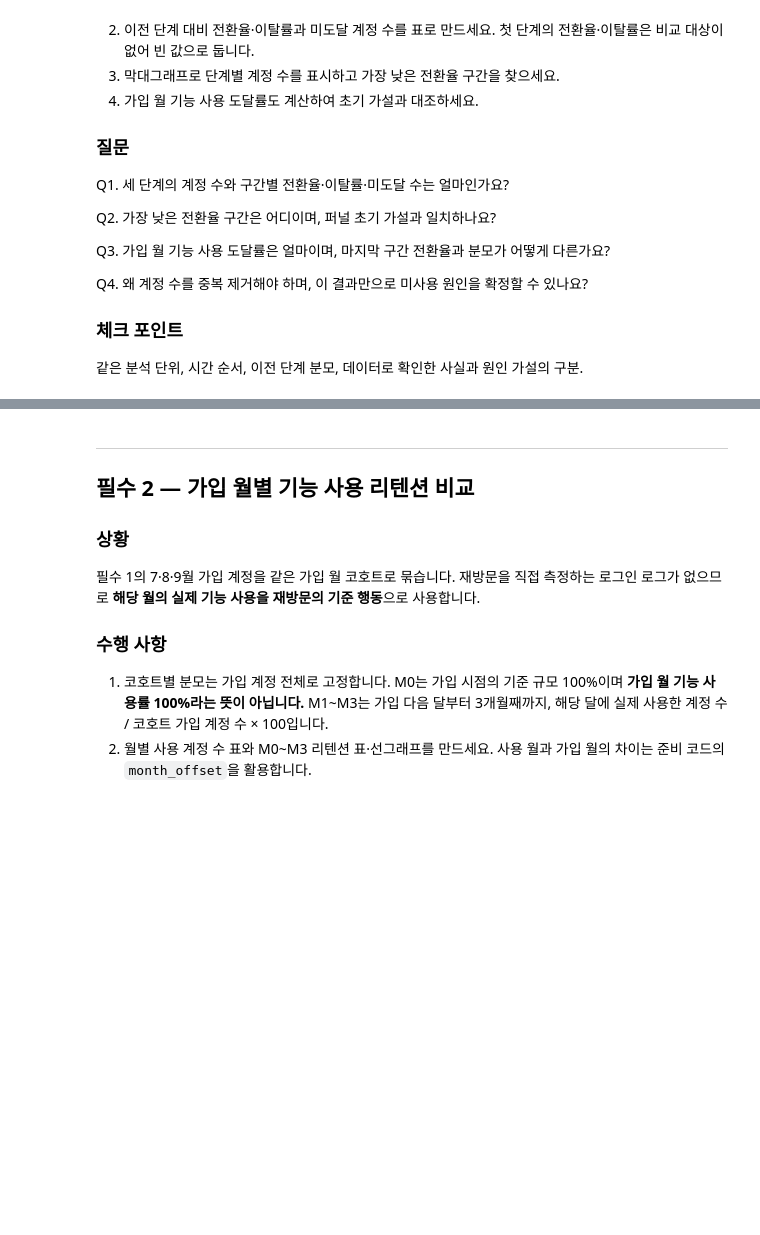
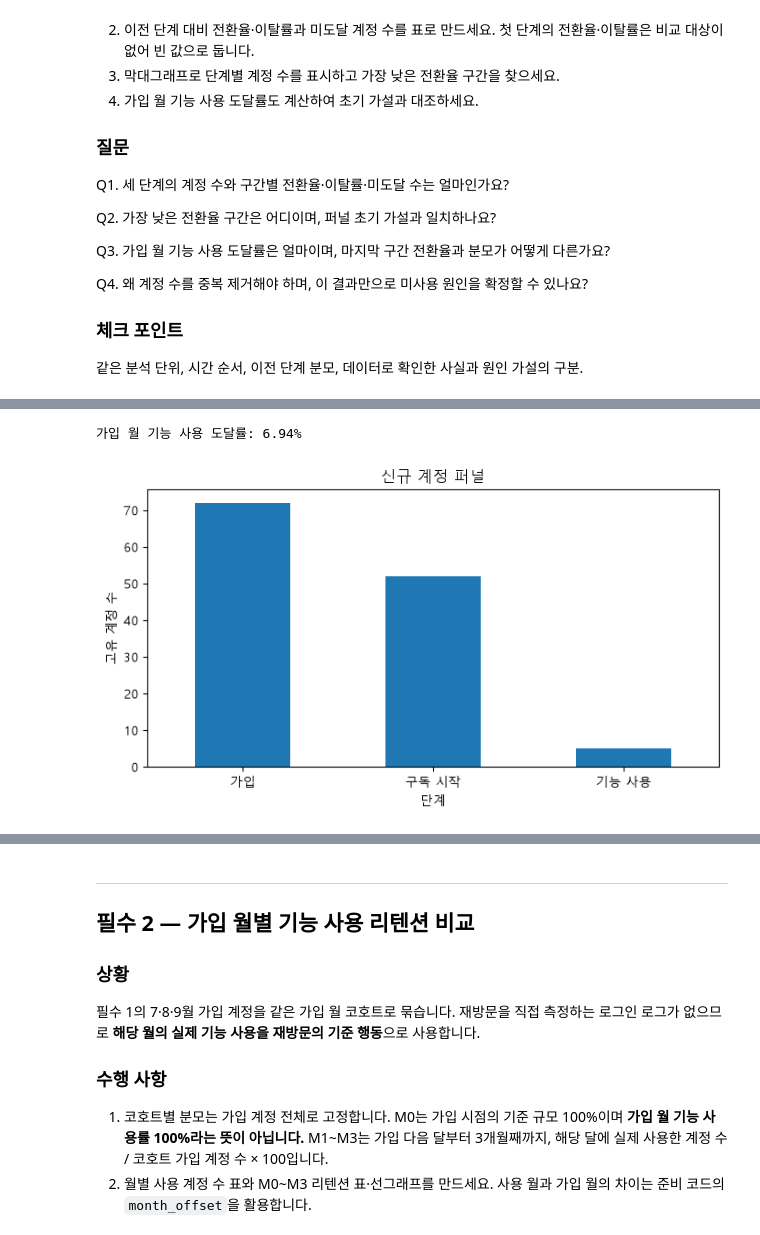
Before and after one commit to usm9514-wq/Machine-Learning-and-others, a Jupyter notebook: Product_Analysis/3장v3/3장2강 퍼널 리텐션 개선 시나리오 실습문제.ipynb, the cells around one changed output, grey strips where cells are left out. Saved outputs shown, nothing was run; the diff lists cells and outputs as text; code cells hidden in the pictures; blank space fills up the shorter version.

```diff
--- a/Product_Analysis/3장v3/3장2강 퍼널 리텐션 개선 시나리오 실습문제.ipynb
+++ b/Product_Analysis/3장v3/3장2강 퍼널 리텐션 개선 시나리오 실습문제.ipynb
@@ -49,7 +49,7 @@ from pathlib import Path
 import pandas as pd
 import matplotlib.pyplot as plt
 
-DATA_DIR = Path(".")
+DATA_DIR = Path(r"C:\Machine_Learning_worksheet\Product_Analysis\데이터\1,2,4장")
 folders = [DATA_DIR, Path("upload"), Path("data"), Path("/content")]
 data = {}
 for name in ["accounts", "subscriptions", "feature_usage"]:
@@ -147,5 +147,76 @@ Q4. 왜 계정 수를 중복 제거해야 하며, 이 결과만으로 미사용
 
 같은 분석 단위, 시간 순서, 이전 단계 분모, 데이터로 확인한 사실과 원인 가설의 구분.
 # %%
-# 필수 1 풀이 코드를 작성하세요.
-# 준비 코드의 target, subs, events를 활용하세요.
+import numpy as np
+
+# 1단계: 가입
+n_signup = target["account_id"].nunique()
+
+# 2단계: 가입일 이후 + 가입 월 안에 구독 시작
+subs_stage2 = subs[
+    subs["start_date"].dt.to_period("M")
+    == subs["signup_date"].dt.to_period("M")
+].copy()
+
+n_sub = subs_stage2["account_id"].nunique()
+
+# 3단계: 2단계 구독에서 가입 월 안에 실제 기능 사용
+events_stage3 = events[
+    events["subscription_id"].isin(subs_stage2["subscription_id"]) &
+    (
+        events["usage_date"].dt.to_period("M")
+        == events["signup_date"].dt.to_period("M")
+    )
+].copy()
+
+n_usage = events_stage3["account_id"].nunique()
+
+
+# 퍼널 표
+funnel = pd.DataFrame({
+    "단계": ["가입", "구독 시작", "기능 사용"],
+    "고유 계정 수": [n_signup, n_sub, n_usage]
+})
+
+funnel["전환율"] = [
+    np.nan,
+    n_sub / n_signup,
+    n_usage / n_sub
+]
+
+funnel["이탈률"] = [
+    np.nan,
+    1 - n_sub / n_signup,
+    1 - n_usage / n_sub
+]
+
+funnel["미도달 계정 수"] = [
+    np.nan,
+    n_signup - n_sub,
+    n_sub - n_usage
+]
+
+display(funnel)
+
+import matplotlib.pyplot as plt
+
+plt.rcParams["font.family"] = "Malgun Gothic"
+plt.rcParams["axes.unicode_minus"] = False
+
+reach_rate = n_usage / n_signup
+print(f"가입 월 기능 사용 도달률: {reach_rate:.2%}")
+
+funnel.plot(
+    x="단계",
+    y="고유 계정 수",
+    kind="bar",
+    legend=False,
+    figsize=(7, 4)
+)
+
+plt.title("신규 계정 퍼널")
+plt.ylabel("고유 계정 수")
+plt.xticks(rotation=0)
+plt.tight_layout()
+plt.show()
+# %% [output]
@@ -152,3 +227,5 @@ Q4. 왜 계정 수를 중복 제거해야 하며, 이 결과만으로 미사용
+가입 월 기능 사용 도달률: 6.94%
+[figure, added]
 # %% [markdown]
 ### 서술 답안
 
```
Also changed, not shown: parts of 9 cells of this notebook, 4 other files.
